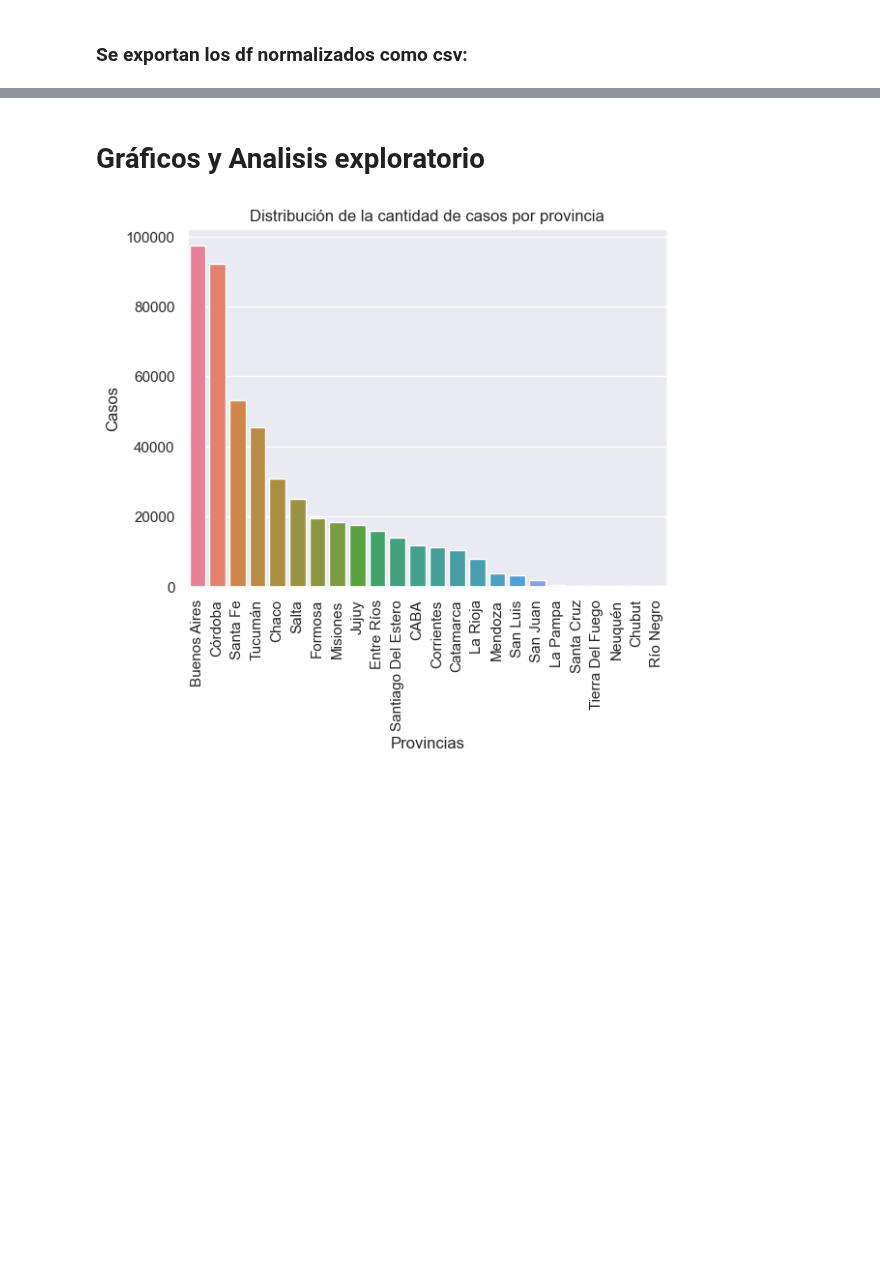
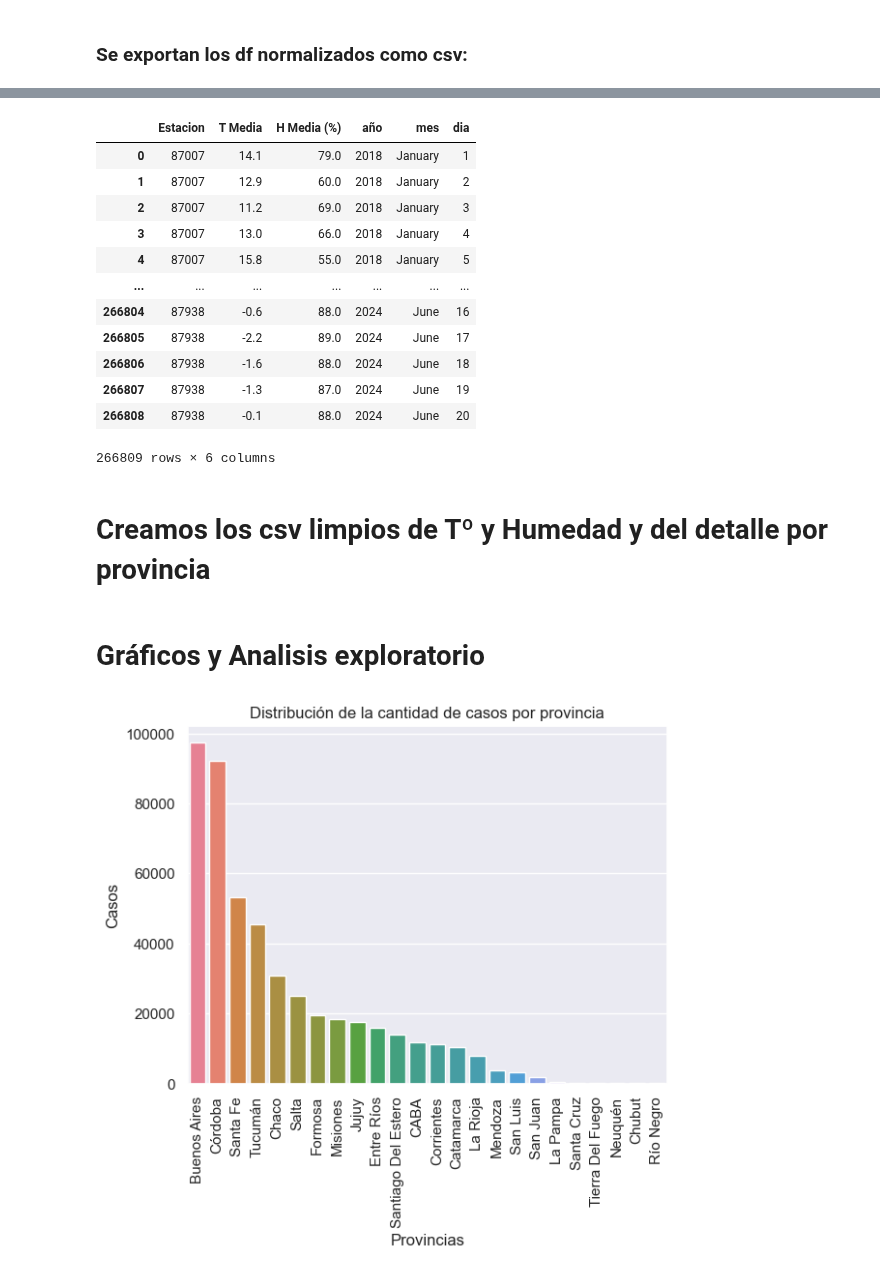
Before and after one commit to Valnir17/Dengue-y-Zika-Argentina, a Jupyter notebook: Manipulación de Tablas.ipynb, the cells around one changed output, grey strips where cells are left out. Saved outputs shown, nothing was run; the diff lists cells and outputs as text; code cells hidden in the pictures; blank space fills up the shorter version.

```diff
--- a/Manipulación de Tablas.ipynb
+++ b/Manipulación de Tablas.ipynb
@@ -591,0 +660,15 @@ Reportes.to_csv('CSVs Creados/Reportes.csv', index=False)
+# %%
+#Corregimos los valores que están dando error
+df_estaciones_detalle['T Media'] = df_estaciones_detalle['T Media'].replace('\\N               ', np.nan)
+df_estaciones_detalle['H Media (%)'] = df_estaciones_detalle['H Media (%)'].replace('\\N               ', np.nan)
+df_estaciones_detalle['T Media'] = df_estaciones_detalle['T Media'].replace('\\N', np.nan)
+df_estaciones_detalle['H Media (%)'] = df_estaciones_detalle['H Media (%)'].replace('\\N', np.nan)
+
+
+#Convertimos los datos a numéricos para poder operar con ellos
+df_estaciones_detalle['T Media'] = df_estaciones_detalle['T Media'].astype(float)
+df_estaciones_detalle['H Media (%)'] = df_estaciones_detalle['H Media (%)'].astype(float)
+df_estaciones_detalle['año'].astype(int)
+df_estaciones_detalle['Estacion'].astype(int)
+df_estaciones_detalle['mes'].astype(str)
+df_estaciones_detalle['dia'].astype(int)
@@ -591,0 +688,22 @@ Reportes.to_csv('CSVs Creados/Reportes.csv', index=False)
+# %%
+#ordenamos los meses cronológicamente
+mes_ordenado = list(calendar.month_name)[1:]
+df_estaciones_detalle['mes'] = pd.Categorical(df_estaciones_detalle['mes'], categories=mes_ordenado, ordered=True)
+df_estaciones_detalle = df_estaciones_detalle.sort_values(by=['año', 'mes'])
+df_estaciones_detalle
+# %% [output]
+|  | Estacion | T Media | H Media (%) | año | mes | dia |
+| 0 | 87007 | 14.1 | 79.0 | 2018 | January | 1 |
+| 1 | 87007 | 12.9 | 60.0 | 2018 | January | 2 |
+| 2 | 87007 | 11.2 | 69.0 | 2018 | January | 3 |
+| 3 | 87007 | 13.0 | 66.0 | 2018 | January | 4 |
+| 4 | 87007 | 15.8 | 55.0 | 2018 | January | 5 |
+| ... | ... | ... | ... | ... | ... | ... |
+| 266804 | 87938 | -0.6 | 88.0 | 2024 | June | 16 |
+| 266805 | 87938 | -2.2 | 89.0 | 2024 | June | 17 |
+| 266806 | 87938 | -1.6 | 88.0 | 2024 | June | 18 |
+| 266807 | 87938 | -1.3 | 87.0 | 2024 | June | 19 |
+| 266808 | 87938 | -0.1 | 88.0 | 2024 | June | 20 |
+266809 rows × 6 columns
+# %% [markdown]
+# Creamos los csv limpios de Tº y Humedad y del detalle por provincia
```
Also changed, not shown: parts of 7 cells of this notebook, 3 other files.
